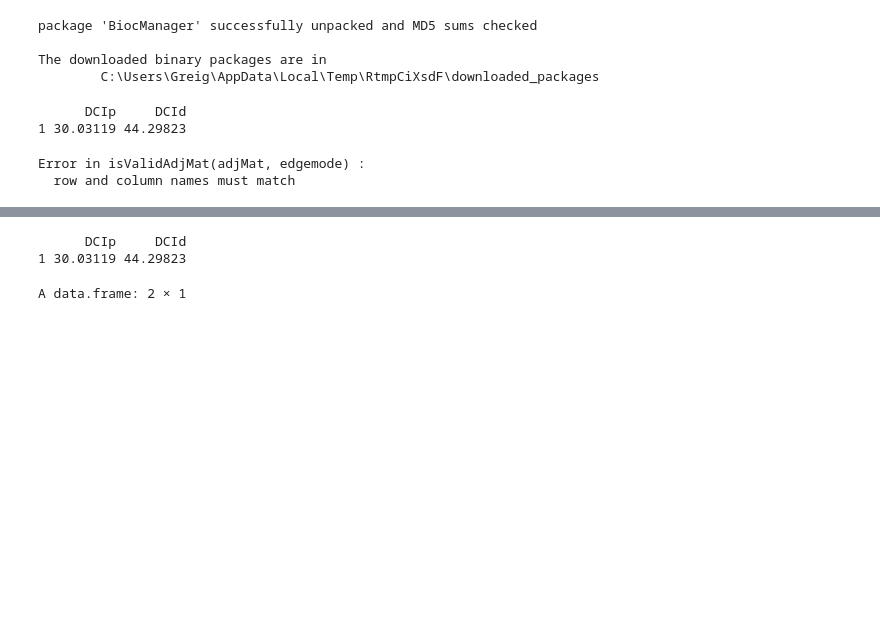
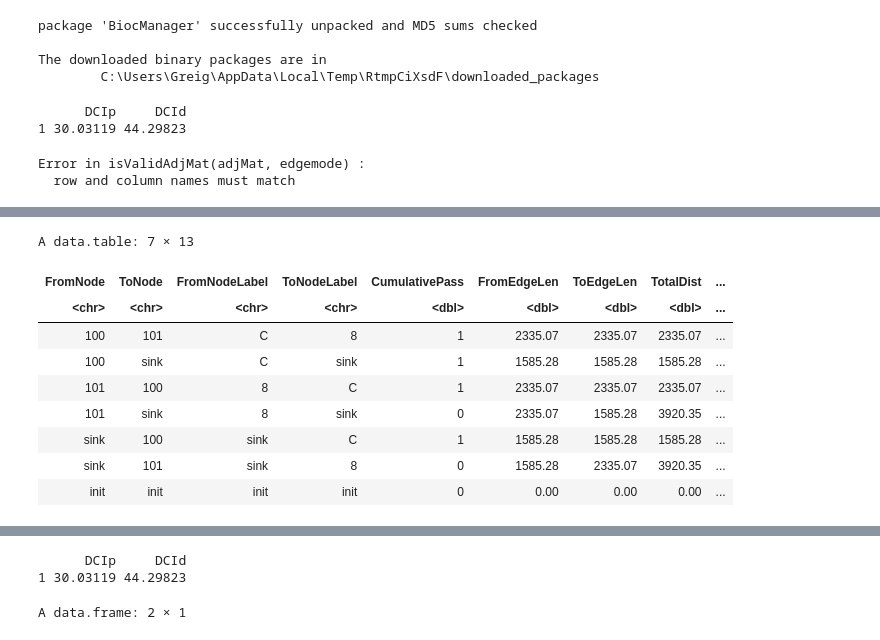
Before and after one commit to goldford/DCI-R-Code-2020, a Jupyter notebook: Dev/DCI R 3.6.1 Debug.ipynb, the cells around one changed output, grey strips where cells are left out. Saved outputs shown, nothing was run; the diff lists cells and outputs as text; code cells hidden in the pictures; blank space fills up the shorter version.

Commit message:
Debugging of R functions for DD

```diff
--- a/Dev/DCI R 3.6.1 Debug.ipynb
+++ b/Dev/DCI R 3.6.1 Debug.ipynb
@@ -501,0 +728,13 @@ get_adj_matrix_from_gis<-function(){
+# %%
+################################################################################
+## TRACE NETWORK FUNCTION
+# get all distances and paths (from penult) to all nodes from Sink / all nodes
+# https://www.rdocumentation.org/packages/RBGL/versions/1.48.1/topics/dijkstra.sp
+
+get_paths_distances <- function(g,fromnode="sink"){
+    dijkstra.sp(g,fromnode,eW=unlist(edgeWeights(g)))
+
+    # TO DO: ALTERNATIVES FOR BENCHMARKING
+}
+
+paths_distances_sink <- get_paths_distances_sink(g_dd,"sink")
@@ -501,0 +1085,19 @@ get_adj_matrix_from_gis<-function(){
+# %%
+# example useage
+sum_tab_2020 <- get_summary_tab_2020(option="dt-lists",
+                     naturalonly=FALSE,
+                     g = g_dd,
+                     DCIp=TRUE
+                    )
+sum_tab_2020
+# %% [output]
+A data.table: 7 × 13
+| FromNode | ToNode | FromNodeLabel | ToNodeLabel | CumulativePass | FromEdgeLen | ToEdgeLen | TotalDist | ... |
+| <chr> | <chr> | <chr> | <chr> | <dbl> | <dbl> | <dbl> | <dbl> | ... |
+| 100 | 101 | C | 8 | 1 | 2335.07 | 2335.07 | 2335.07 | ... |
+| 100 | sink | C | sink | 1 | 1585.28 | 1585.28 | 1585.28 | ... |
+| 101 | 100 | 8 | C | 1 | 2335.07 | 2335.07 | 2335.07 | ... |
+| 101 | sink | 8 | sink | 0 | 2335.07 | 1585.28 | 3920.35 | ... |
+| sink | 100 | sink | C | 1 | 1585.28 | 1585.28 | 1585.28 | ... |
+| sink | 101 | sink | 8 | 0 | 1585.28 | 2335.07 | 3920.35 | ... |
+| init | init | init | init | 0 | 0.00 | 0.00 | 0.00 | ... |
```
Also changed, not shown: parts of 34 cells of this notebook, 14 other files.
